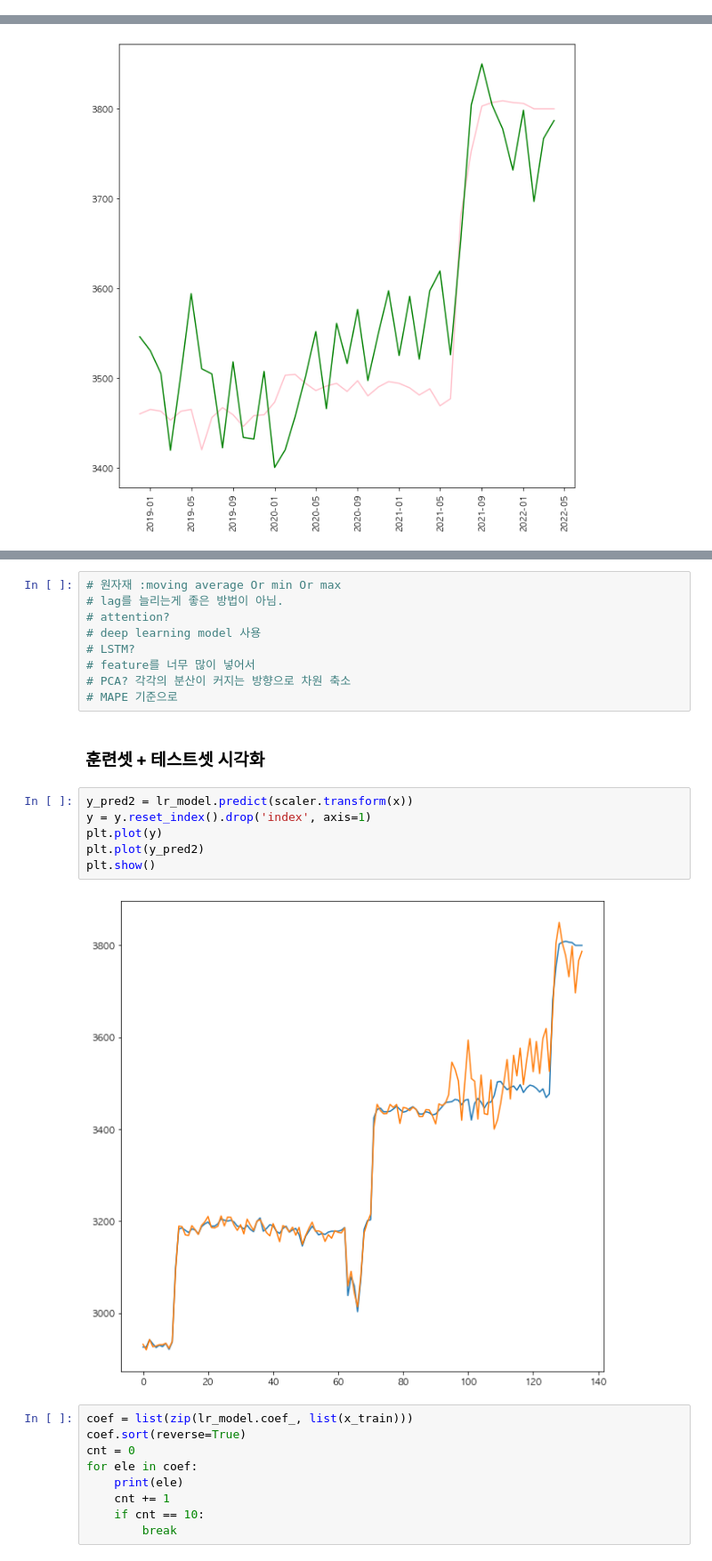
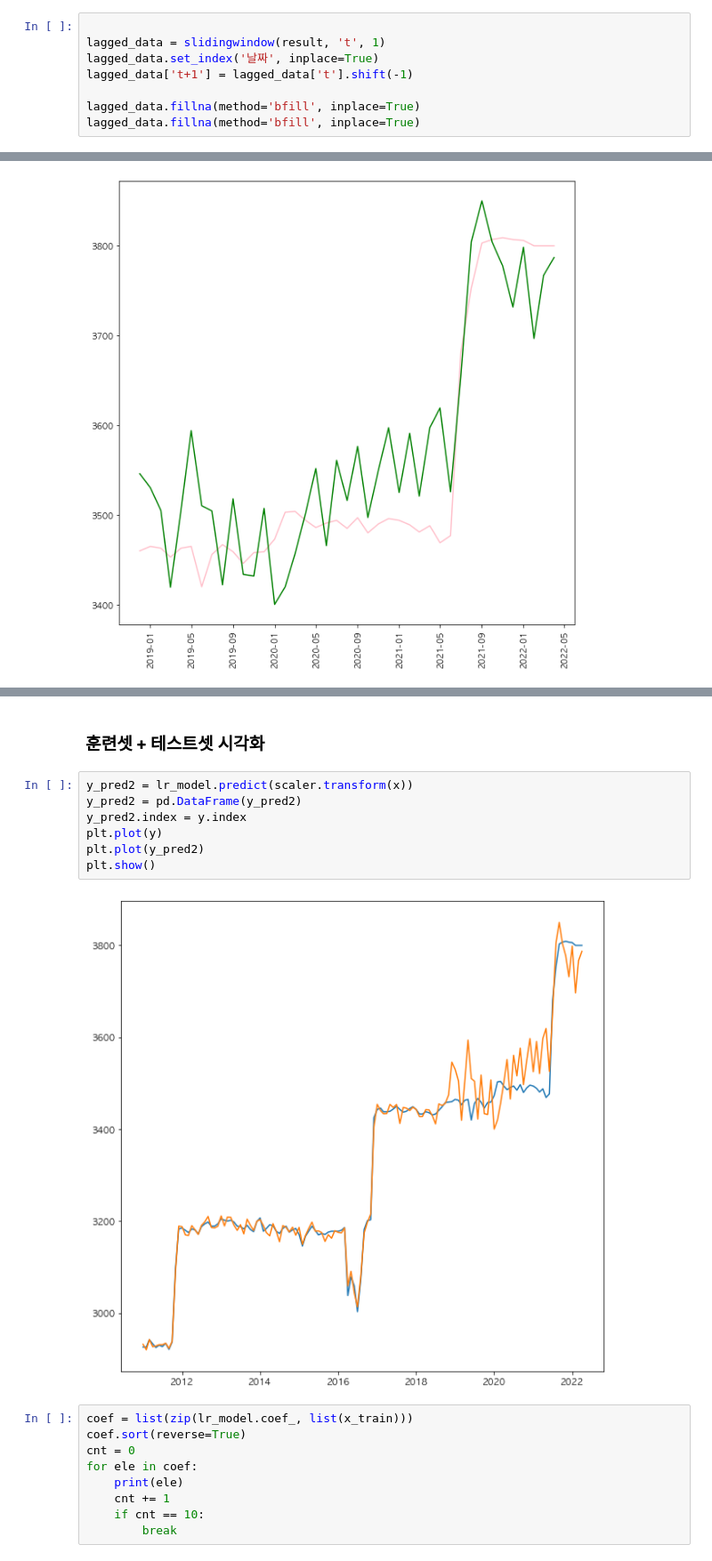
Before and after one commit to yongjunism/BobBit, a Jupyter notebook: modeling/ramyun/modeling.ipynb, the cells around one changed output, grey strips where cells are left out. Shown at 89% size. Cells and saved outputs as stored; diff of their text form.

```diff
--- a/modeling/ramyun/modeling.ipynb
+++ b/modeling/ramyun/modeling.ipynb
@@ -519,0 +510,8 @@ mape_result
+# %%
+
+lagged_data = slidingwindow(result, 't', 1)
+lagged_data.set_index('날짜', inplace=True)
+lagged_data['t+1'] = lagged_data['t'].shift(-1)
+
+lagged_data.fillna(method='bfill', inplace=True)
+lagged_data.fillna(method='bfill', inplace=True)
@@ -588,22 +628,14 @@ RMSE :  {'Holt-Winters': 111.98361535822303, 'AR': 239.4483163554718, 'SARIMAX':
-# %%
-# 원자재 :moving average Or min Or max
-# lag를 늘리는게 좋은 방법이 아님.
-# attention?
-# deep learning model 사용
-# LSTM?
-# feature를 너무 많이 넣어서
-# PCA? 각각의 분산이 커지는 방향으로 차원 축소
-# MAPE 기준으로
 # %% [markdown]
 ### 훈련셋 + 테스트셋 시각화
 # %%
 y_pred2 = lr_model.predict(scaler.transform(x))
-y = y.reset_index().drop('index', axis=1)
+y_pred2 = pd.DataFrame(y_pred2)
+y_pred2.index = y.index
 plt.plot(y)
 plt.plot(y_pred2)
 plt.show()
 # %% [output]
-[figure, old version]
+[figure, new version]
 # %%
 coef = list(zip(lr_model.coef_, list(x_train)))
 coef.sort(reverse=True)
```
Also changed, not shown: parts of 169 cells of this notebook, 1 other file.
